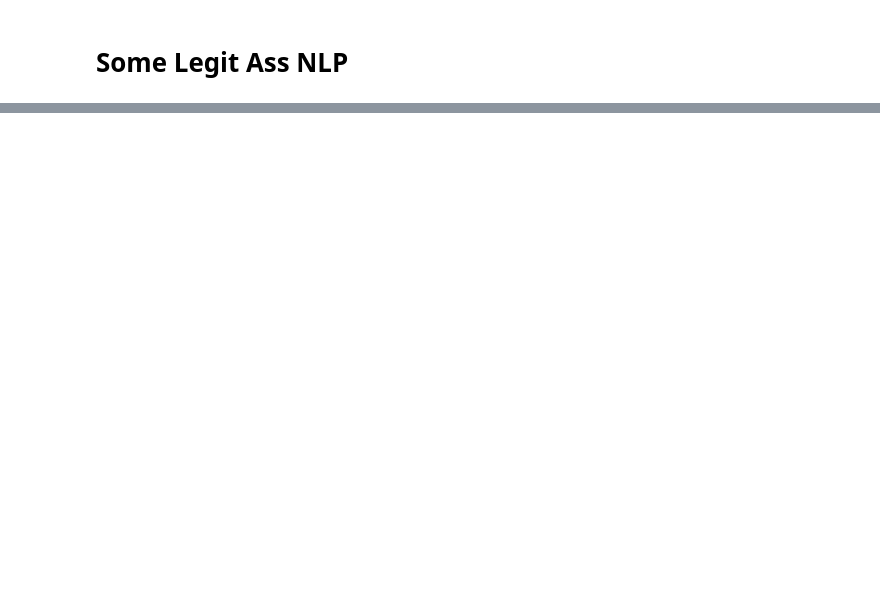
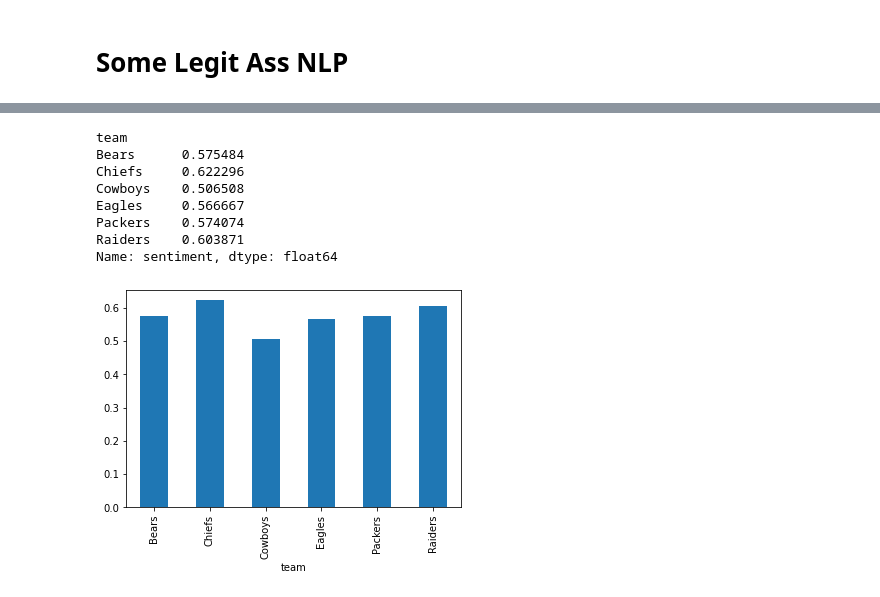
Before and after one commit to belosgood/NFL-popularity-contest, a Jupyter notebook: football-analysis.ipynb, the cells around one changed output, grey strips where cells are left out. Saved outputs shown, nothing was run; the diff lists cells and outputs as text; code cells hidden in the pictures; blank space fills up the shorter version.

```diff
--- a/football-analysis.ipynb
+++ b/football-analysis.ipynb
@@ -287,0 +254,8 @@ football_feed_df[['full_text', 'sentiment']]
+# %%
+football_articles = pd.read_csv('sports_journalism.csv') #row 15 has text NAN
+football_articles.isna().sum()
+
+football_articles.dropna(subset=['Text'], inplace=True)
+football_articles.isna().sum()#make sure there are no nans in txt or team
+
+football_articles['Team'].value_counts() #make sure team counts roughly even
@@ -287,0 +270,8 @@ football_feed_df[['full_text', 'sentiment']]
+# %%
+#preprocess article text
+article_tokens = football_articles["Text"].apply(clean_tweet)
+clean_article = get_tweets_for_model(article_tokens)
+
+article_dat = [(art_dict)
+                     for art_dict in clean_article]
+#article_dat[0:3]
@@ -287,0 +296,9 @@ football_feed_df[['full_text', 'sentiment']]
+# %%
+classifier.classify(article_dat[0])
+
+sentiment = []
+for a in article_dat:
+    s = classifier.classify(a)
+    sentiment.append(s)
+
+football_articles['sentiment'] = sentiment
@@ -287,0 +324,12 @@ football_feed_df[['full_text', 'sentiment']]
+# %%
+##combine the sources
+football_feed_df['source'] = ['Twitter' for r in range(len(football_feed_df))]
+football_articles['source'] = ['Web Article' for r in range(len(football_articles))]
+
+football_articles.rename(columns={'Team': 'team', 'Text': 'full_text'}, inplace=True)
+football_articles['team'] = football_articles['team'].str.capitalize()
+total_df = pd.concat([football_feed_df[['full_text', 'team', 'source', 'sentiment']], football_articles[['full_text', 'team', 'source', 'sentiment']]])
+
+print(total_df['team'].value_counts())
+
+total_df
@@ -287,0 +357,14 @@ football_feed_df[['full_text', 'sentiment']]
+# %%
+#group by teams
+total_df.groupby('team')['sentiment'].mean().plot.bar()
+total_df.groupby('team')['sentiment'].mean()
+# %% [output]
+team
+Bears      0.575484
+Chiefs     0.622296
+Cowboys    0.506508
+Eagles     0.566667
+Packers    0.574074
+Raiders    0.603871
+Name: sentiment, dtype: float64
+[figure, added]
```
Also changed, not shown: parts of 20 cells of this notebook, 4 other files.
